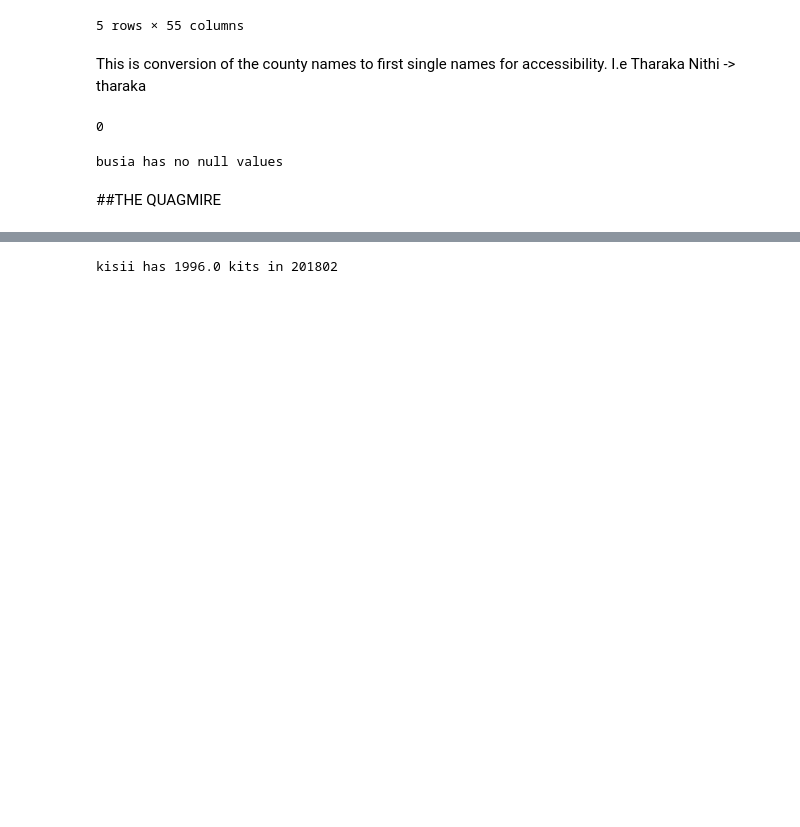
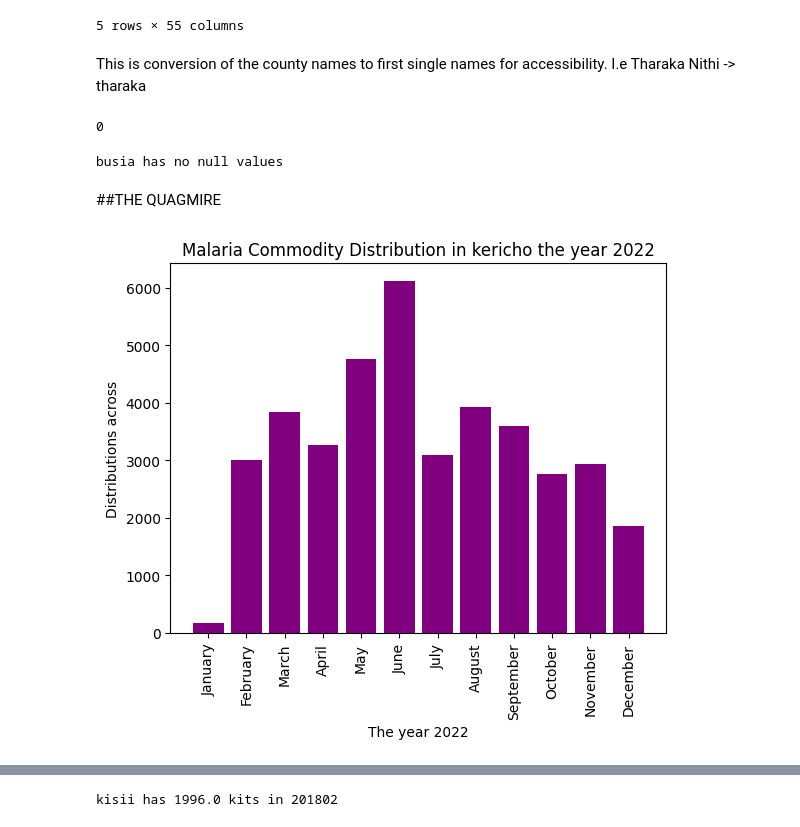
Before and after one commit to HealthIT-Kabarak/Malaria-Commodities-Analysis-and-Demand-Prediction-Model, a Jupyter notebook: Backend/malaria.ipynb, the cells around one changed output, grey strips where cells are left out. Saved outputs shown, nothing was run; the diff lists cells and outputs as text; code cells hidden in the pictures; blank space fills up the shorter version.

```diff
--- a/Backend/malaria.ipynb
+++ b/Backend/malaria.ipynb
@@ -205,23 +205,25 @@ def total_county_year_consumption(county,year):
 # %%
 #visualize distributions in a particular county and particular year i.e Nakuru distribution in 2018 from jan - dec
 def visualize_monthly(county,year):
     """
     The visualize_monthly function, visualizes
     """
     county_year_consumption(county,year)
     months  = ["January", "February", "March", "April", "May", "June", "July", "August", "September", "October", "November", "December"]
     data_values = county_monthly_data
 
     colors  = ['green', 'red', 'blue', 'black', 'purple', 'yellow', 'orange', 'white', 'gray']
 
     plt.bar(months, data_values, color = random.choice(colors), width =0.8)
 
     plt.xlabel(f"The year {year}")
     plt.ylabel("Distributions across")
     plt.title(f"Malaria Commodity Distribution in {county} the year {year}")
     plt.xticks(rotation = 90)
 
-#visualize_monthly('meru', 2018)
+visualize_monthly('kericho', 2022)
+# %% [output]
+[figure, added]
 # %%
 #visualize data distibuted in a particular year in all counties
 def visualize_year_distribution(county,year):
```
Also changed, not shown: parts of 9 cells of this notebook, 6 other files.
